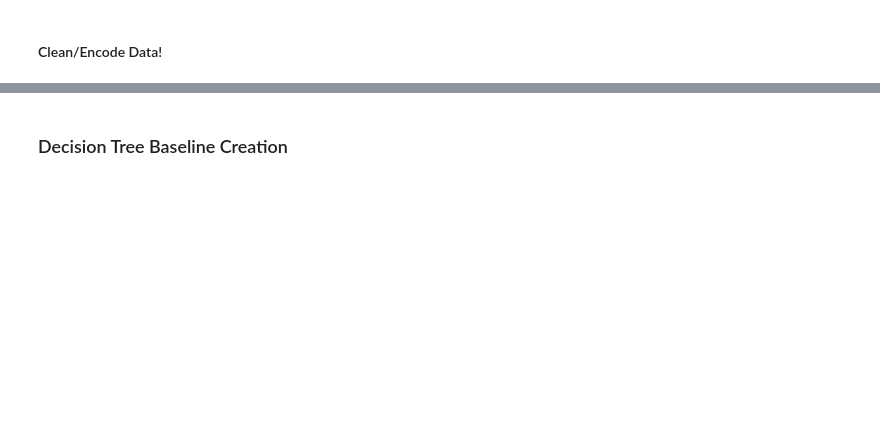
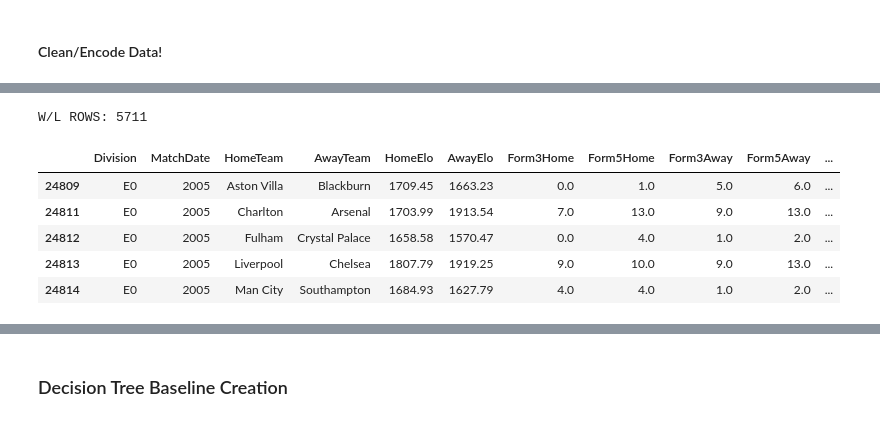
Before and after one commit to Josiah-MSOE/AI-Tools-Final-Project, a Jupyter notebook: Baseline_Model.ipynb, the cells around one changed output, grey strips where cells are left out. Drawn from its saved outputs; the diff is of its cells as text; code cells hidden in the pictures; blank space fills up the shorter version.

```diff
--- a/Baseline_Model.ipynb
+++ b/Baseline_Model.ipynb
@@ -81,0 +76,14 @@ y_test =  test['result']
+# %%
+# Drop DRAWs
+premier_results = premier_results[premier_results['FTResult'] != 'D'].copy()
+
+print(f"W/L ROWS: {premier_results.shape[0]}")
+premier_results.head()
+# %% [output]
+W/L ROWS: 5711
+|  | Division | MatchDate | HomeTeam | AwayTeam | HomeElo | AwayElo | Form3Home | Form5Home | Form3Away | Form5Away | ... |
+| 24809 | E0 | 2005 | Aston Villa | Blackburn | 1709.45 | 1663.23 | 0.0 | 1.0 | 5.0 | 6.0 | ... |
+| 24811 | E0 | 2005 | Charlton | Arsenal | 1703.99 | 1913.54 | 7.0 | 13.0 | 9.0 | 13.0 | ... |
+| 24812 | E0 | 2005 | Fulham | Crystal Palace | 1658.58 | 1570.47 | 0.0 | 4.0 | 1.0 | 2.0 | ... |
+| 24813 | E0 | 2005 | Liverpool | Chelsea | 1807.79 | 1919.25 | 9.0 | 10.0 | 9.0 | 13.0 | ... |
+| 24814 | E0 | 2005 | Man City | Southampton | 1684.93 | 1627.79 | 4.0 | 4.0 | 1.0 | 2.0 | ... |
```
Also changed, not shown: parts of 21 cells of this notebook.
